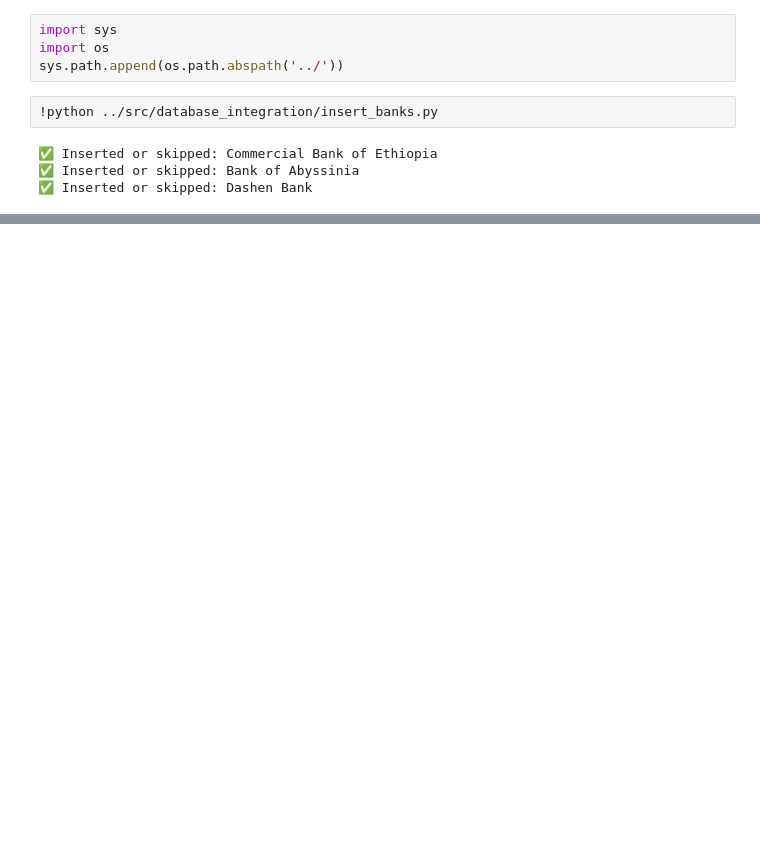
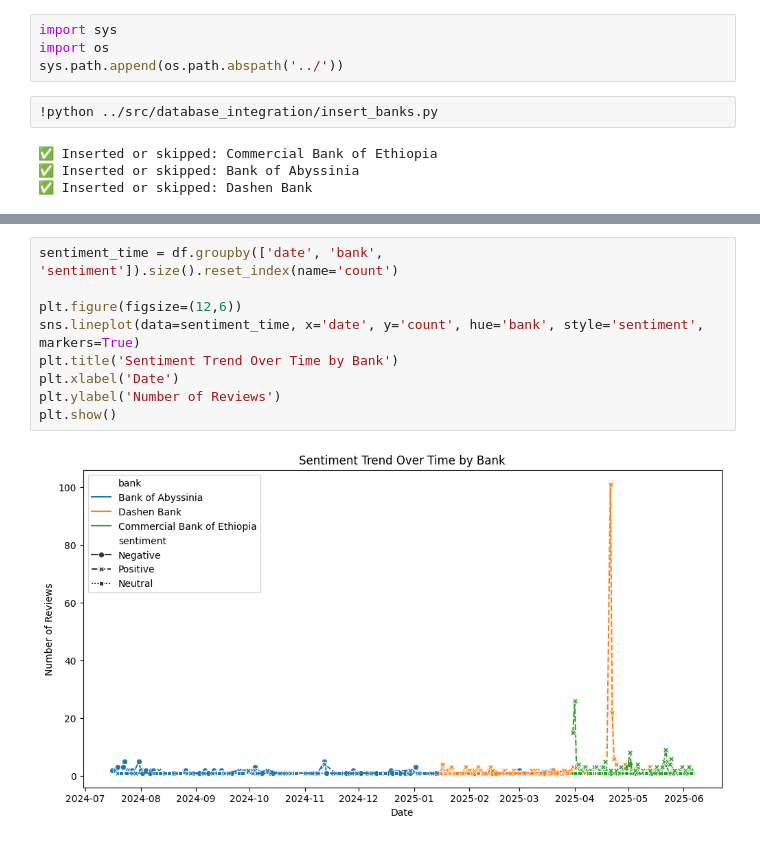
Before and after one commit to Amdemichael/bank-app-reviews-analysis, a Jupyter notebook: notebooks/database_integration.ipynb, the cells around one changed output, grey strips where cells are left out. Saved outputs shown, nothing was run; the diff lists cells and outputs as text; blank space fills up the shorter version.

```diff
--- a/notebooks/database_integration.ipynb
+++ b/notebooks/database_integration.ipynb
@@ -27,0 +86,11 @@ FileNotFoundError: [Errno 2] No such file or directory: 'all_banks_combined.csv'
+# %%
+sentiment_time = df.groupby(['date', 'bank', 'sentiment']).size().reset_index(name='count')
+
+plt.figure(figsize=(12,6))
+sns.lineplot(data=sentiment_time, x='date', y='count', hue='bank', style='sentiment', markers=True)
+plt.title('Sentiment Trend Over Time by Bank')
+plt.xlabel('Date')
+plt.ylabel('Number of Reviews')
+plt.show()
+# %% [output]
+[figure, added]
```
Also changed, not shown: parts of 4 cells of this notebook, 1 other file.
